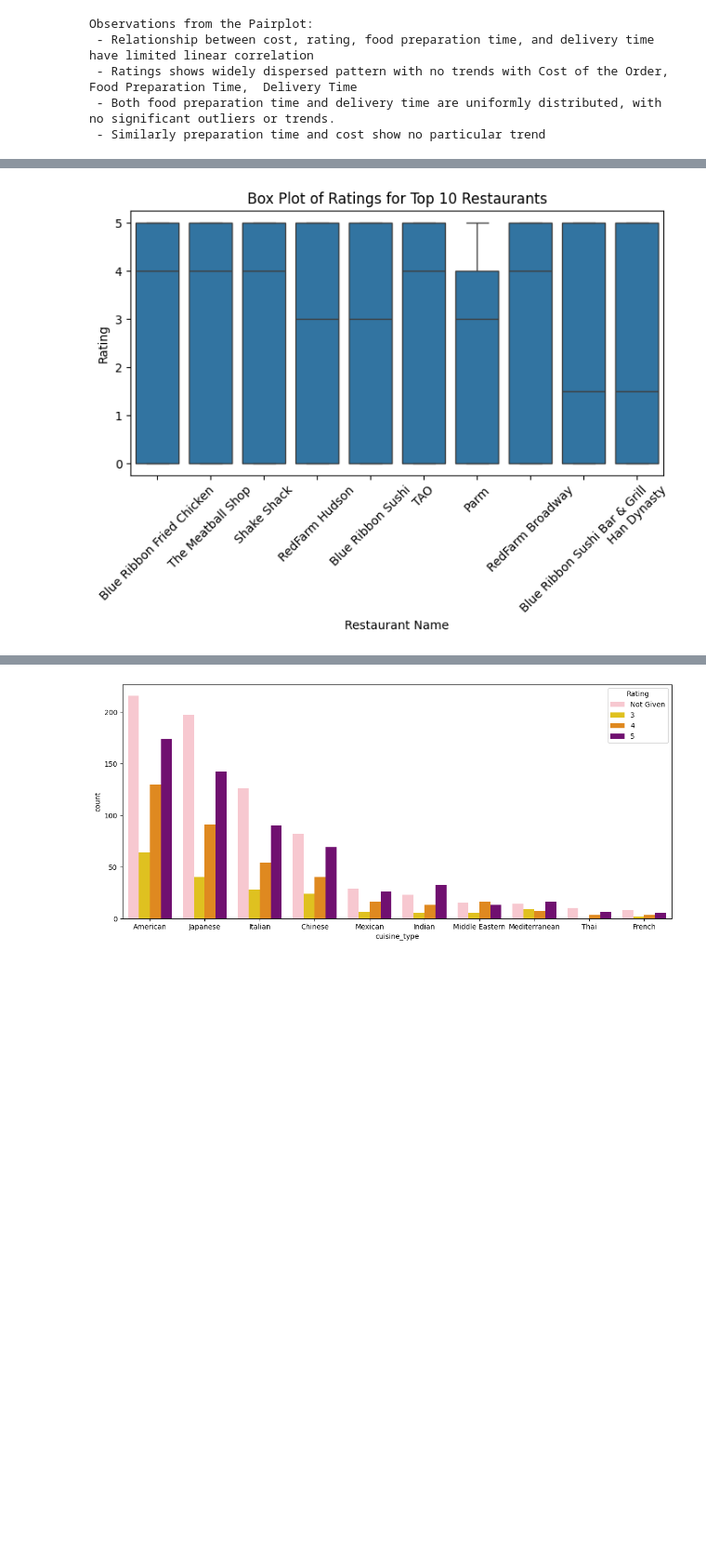
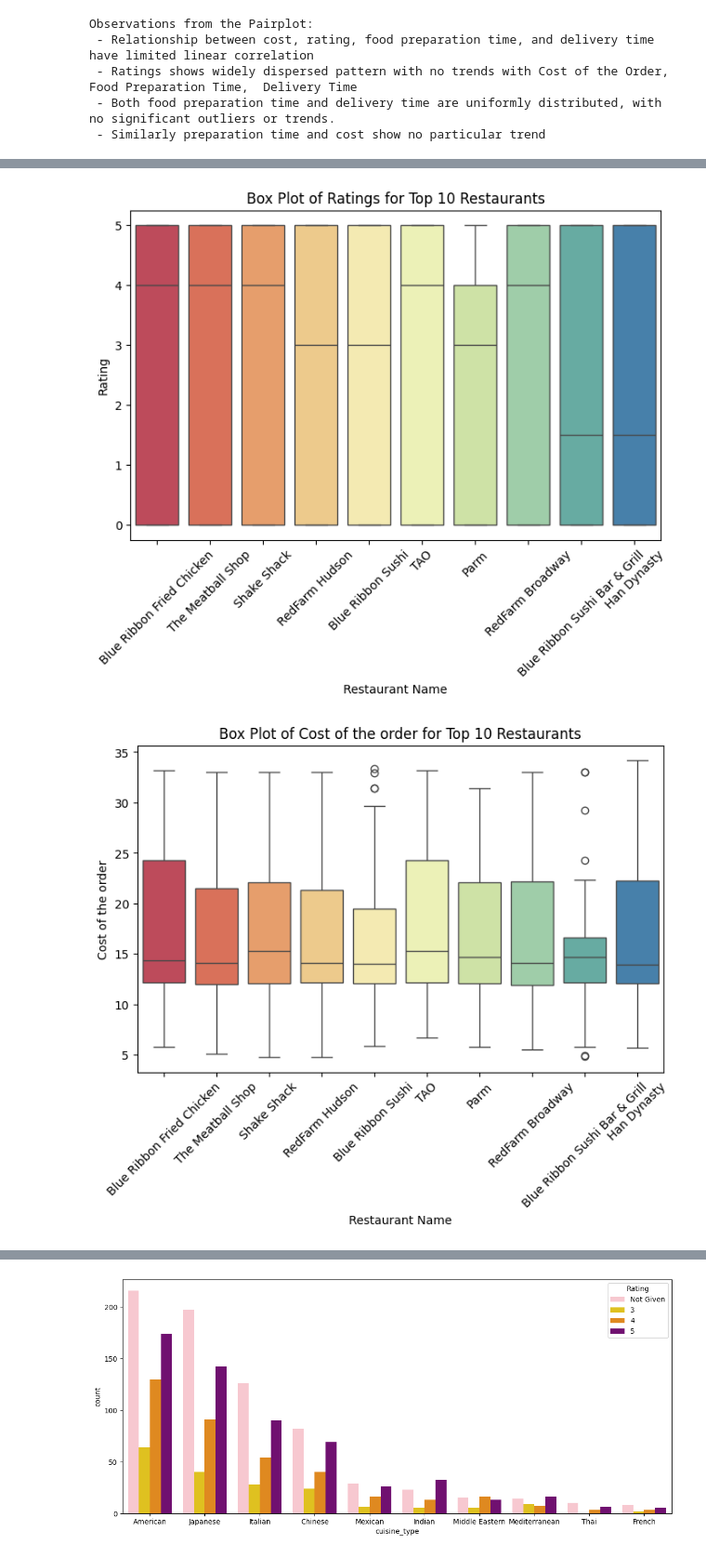
Before and after one commit to dibi83/food_hub-challenge, a Jupyter notebook: Learner_Notebook_Full_Code.ipynb, the cells around one changed output, grey strips where cells are left out. Shown: that part at 93% size. Drawn from its saved outputs; the diff is of its cells as text; code cells hidden in the pictures; blank space fills up the shorter version.

```diff
--- a/Learner_Notebook_Full_Code.ipynb
+++ b/Learner_Notebook_Full_Code.ipynb
@@ -609,25 +609,35 @@ Observations from the boxplots
 # %%
 # Compare ratings vs top 10 most ordered retaurant
 
 # Identify the top 10 most popular restaurants based on the number of orders
 top_10_restaurants = food_hub['restaurant_name'].value_counts().head(10).index
 # Filter data for only the top 10 restaurants
 top_10_data = food_hub[food_hub['restaurant_name'].isin(top_10_restaurants)]
 
 # Create a boxplot for Ratings vs. Restaurant Name
-plt.figure(figsize=(8, 4))
-sns.boxplot(x='restaurant_name', y='rating', data=top_10_data)
+plt.figure(figsize=(8, 5))
+sns.boxplot(x='restaurant_name', y='rating', data=top_10_data, hue='restaurant_name', palette= 'Spectral')
 plt.title('Box Plot of Ratings for Top 10 Restaurants')
 plt.xlabel('Restaurant Name')
 plt.ylabel('Rating')
 plt.xticks(rotation=45)
 plt.show()
 
+# Create a boxplot for Cost of the order vs. Top 10 Restaurant Name
+plt.figure(figsize=(8, 5))
+sns.boxplot(x='restaurant_name', y='cost_of_the_order', data=top_10_data, hue='restaurant_name', palette= 'Spectral')
+plt.title('Box Plot of Cost of the order for Top 10 Restaurants')
+plt.xlabel('Restaurant Name')
+plt.ylabel('Cost of the order')
+plt.xticks(rotation=45)
+plt.show()
+
 print('\nObservations from the boxplots')
 print(' - Most restaurants have a median rating of 4 or higher, reflecting positive customer feedback.')
-print(' - Restaurants such as RedFarm Broadway and Han Dynasty, show lower median rating indicating majority \n customer not happy with the food but reason for higher order volume could be due to other factor like cost')
+print(' - Restaurants such as RedFarm Broadway and Han Dynasty, show lower median rating indicating majority \n customer not happy with the food but reason for higher order volume could be due to factors like cost as observed \n for Redfarm Boardway from the Cost of the order vs Restaurant box plot')
 # %% [output]
-[figure, old version]
+[figure, new version]
+[figure, added]
 Observations from the boxplots
  - Most restaurants have a median rating of 4 or higher, reflecting positive customer feedback.
  - Restaurants such as RedFarm Broadway and Han Dynasty, show lower median rating indicating majority
```
Also changed, not shown: parts of 10 cells of this notebook.
